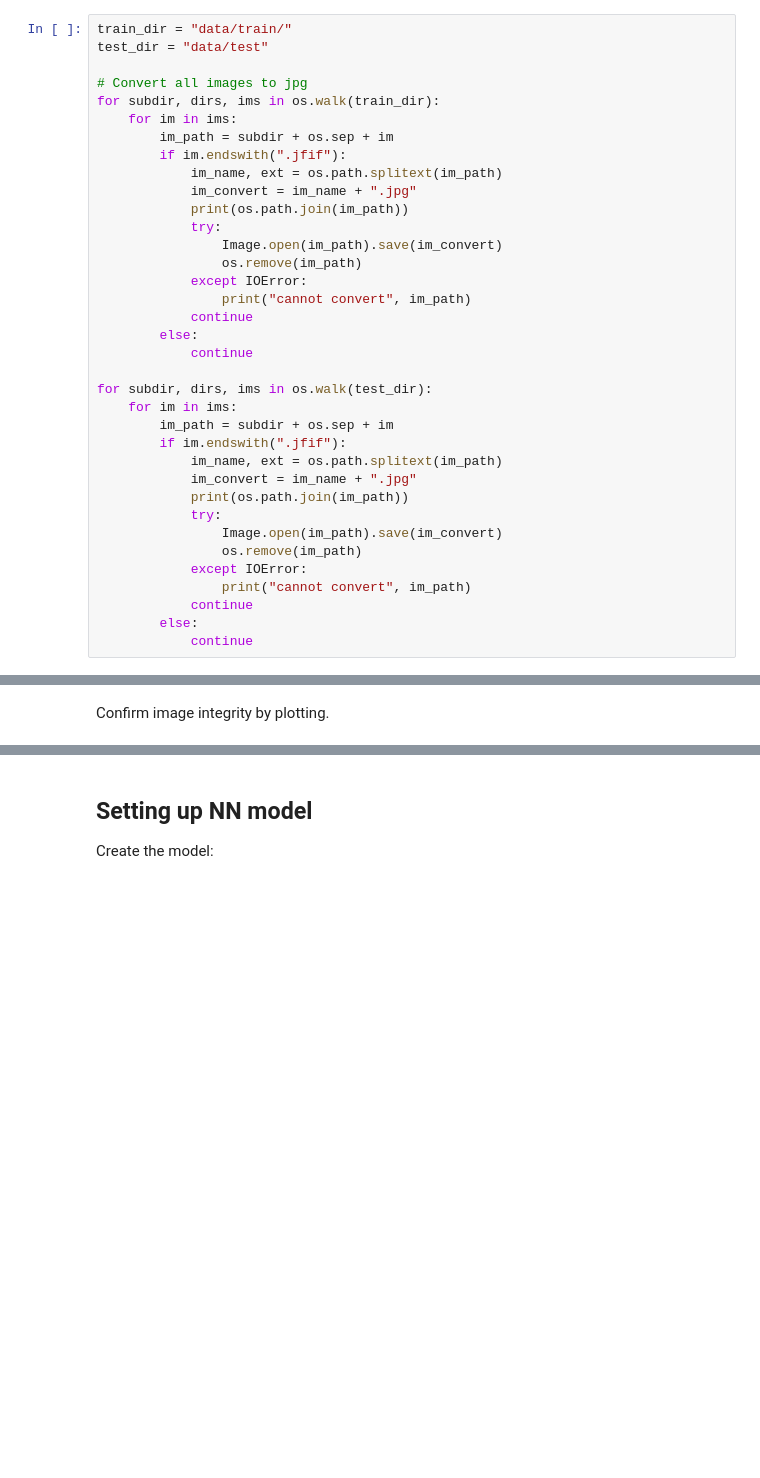
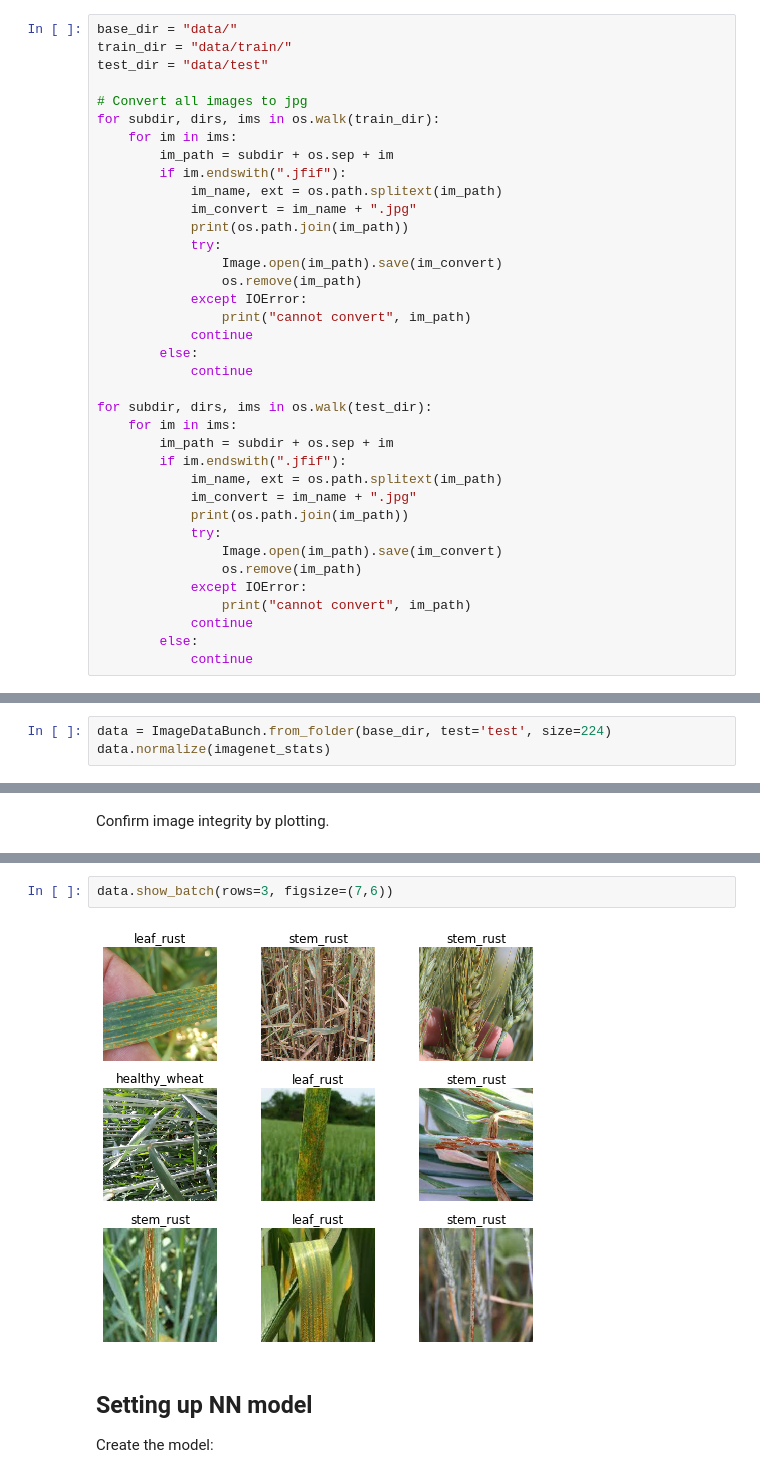
Before and after one commit to a-musipatla/CU_sm3773_gvs2110---CV-for-Crop-Disease, a Jupyter notebook: crop_disease.ipynb, the cells around one changed output, grey strips where cells are left out. Drawn from its saved outputs; the diff is of its cells as text; blank space fills up the shorter version.

```diff
--- a/crop_disease.ipynb
+++ b/crop_disease.ipynb
@@ -26,6 +29,7 @@ from fastai.vision import *
 
 In this section we format the given train and test image sets to standard form.
 # %%
+base_dir = "data/"
 train_dir = "data/train/"
 test_dir = "data/test"
 
@@ -102,0 +84,3 @@ np_train_data = np.array(train_data, dtype=np.float64) / 255.0
+# %%
+data = ImageDataBunch.from_folder(base_dir, test='test', size=224)
+data.normalize(imagenet_stats)
@@ -133,3 +107,7 @@ print(np_train_data[5])
+# %%
+data.show_batch(rows=3, figsize=(7,6))
+# %% [output]
+[figure, added]
 # %% [markdown]
 ## Setting up NN model
 
```
Also changed, not shown: parts of 20 cells of this notebook.
